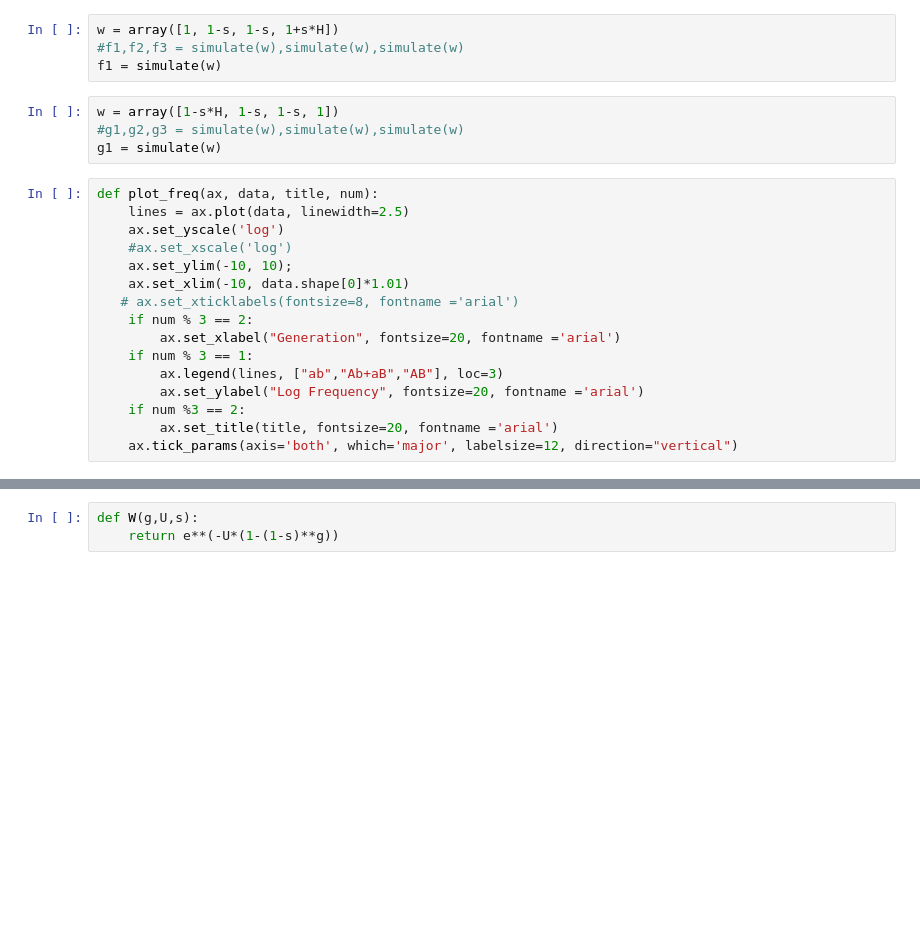
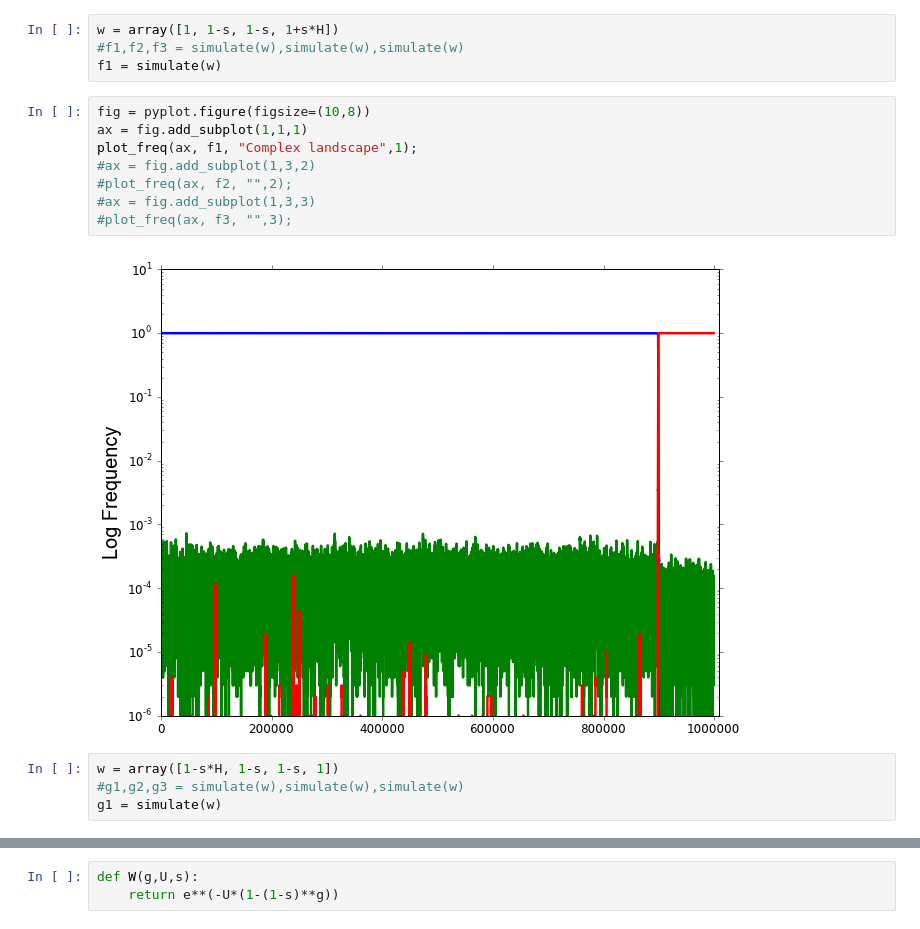
Before and after one commit to yoavram/SIDEER2013, a Jupyter notebook: presentation.ipynb, the cells around one changed output, grey strips where cells are left out. Drawn from its saved outputs; the diff is of its cells as text; blank space fills up the shorter version.

```diff
--- a/presentation.ipynb
+++ b/presentation.ipynb
@@ -84,24 +103,18 @@ def simulate(w):
 w = array([1, 1-s, 1-s, 1+s*H])
 #f1,f2,f3 = simulate(w),simulate(w),simulate(w)
 f1 = simulate(w)
+# %%
+fig = pyplot.figure(figsize=(10,8))
+ax = fig.add_subplot(1,1,1)
+plot_freq(ax, f1, "Complex landscape",1);
+#ax = fig.add_subplot(1,3,2)
+#plot_freq(ax, f2, "",2);
+#ax = fig.add_subplot(1,3,3)
+#plot_freq(ax, f3, "",3);
+# %% [output]
+[figure, added]
 # %%
 w = array([1-s*H, 1-s, 1-s, 1])
 #g1,g2,g3 = simulate(w),simulate(w),simulate(w)
 g1 = simulate(w)
-# %%
-def plot_freq(ax, data, title, num):
-    lines = ax.plot(data, linewidth=2.5)
-    ax.set_yscale('log')
-    #ax.set_xscale('log')
-    ax.set_ylim(-10, 10);
-    ax.set_xlim(-10, data.shape[0]*1.01)
-   # ax.set_xticklabels(fontsize=8, fontname ='arial')
-    if num % 3 == 2:
-        ax.set_xlabel("Generation", fontsize=20, fontname ='arial')
-    if num % 3 == 1:
-        ax.legend(lines, ["ab","Ab+aB","AB"], loc=3)
-        ax.set_ylabel("Log Frequency", fontsize=20, fontname ='arial')
-    if num %3 == 2:
-        ax.set_title(title, fontsize=20, fontname ='arial')
-    ax.tick_params(axis='both', which='major', labelsize=12, direction="vertical")
 # %%
```
Also changed, not shown: parts of 8 cells of this notebook, 1 other file.
